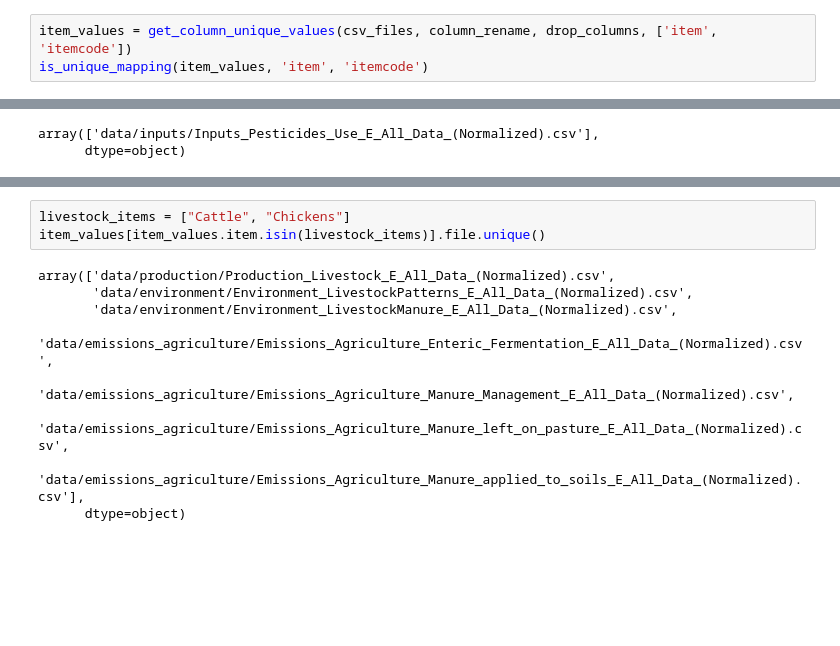
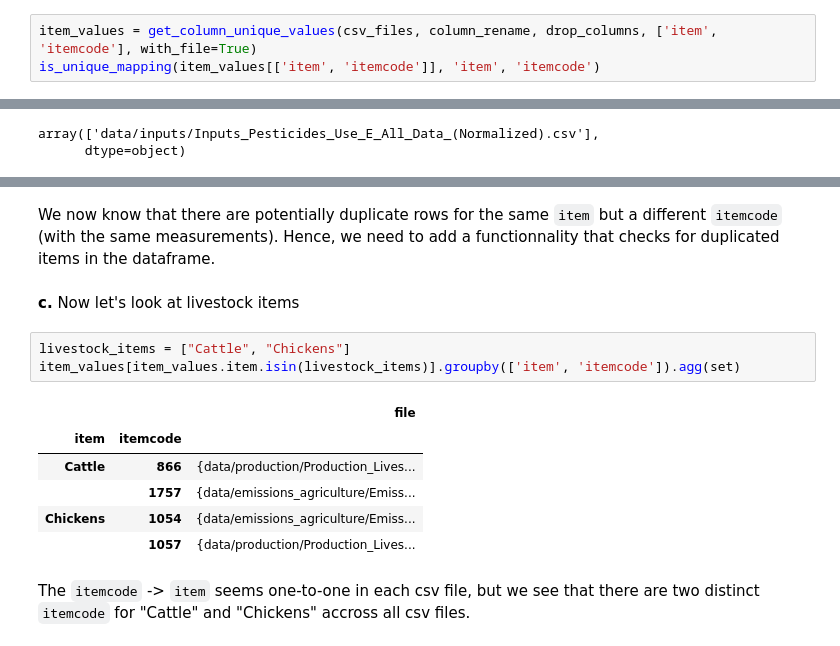
Before and after one commit to ChatPerche/ADA_Project, a Jupyter notebook: Milestone_2.ipynb, the cells around one changed output, grey strips where cells are left out. Saved outputs shown, nothing was run; the diff lists cells and outputs as text; blank space fills up the shorter version.

```diff
--- a/Milestone_2.ipynb
+++ b/Milestone_2.ipynb
@@ -212,8 +263,8 @@ As we can see, `itemcode` uniquely identify (`element`, `unit`) pairs, so we can
 According to FAOSTAT, the `item` and `itemcode` columns represent item on which measurements were done. For example an item can be `cattle` and the measurement can be "CH4 emissions in gigagrams".
 Similarly to what we did above, we expect `item` and `itemcode` to have a one-to-one relationship. Let's verify this using the same functions
 # %%
-item_values = get_column_unique_values(csv_files, column_rename, drop_columns, ['item', 'itemcode'])
-is_unique_mapping(item_values, 'item', 'itemcode')
+item_values = get_column_unique_values(csv_files, column_rename, drop_columns, ['item', 'itemcode'], with_file=True)
+is_unique_mapping(item_values[['item', 'itemcode']], 'item', 'itemcode')
 # %% [output]
 False
 # %% [markdown]
@@ -271,12 +338,16 @@ Duplicate item for Plant Growth Regulators
+# %% [markdown]
+We now know that there are potentially duplicate rows for the same `item` but a different `itemcode` (with the same measurements). Hence, we need to add a functionnality that checks for duplicated items in the dataframe.
+# %% [markdown]
+**c.** Now let's look at livestock items
 # %%
 livestock_items = ["Cattle", "Chickens"]
-item_values[item_values.item.isin(livestock_items)].file.unique()
+item_values[item_values.item.isin(livestock_items)].groupby(['item', 'itemcode']).agg(set)
 # %% [output]
-array(['data/production/Production_Livestock_E_All_Data_(Normalized).csv',
-       'data/environment/Environment_LivestockPatterns_E_All_Data_(Normalized).csv',
-       'data/environment/Environment_LivestockManure_E_All_Data_(Normalized).csv',
-       'data/emissions_agriculture/Emissions_Agriculture_Enteric_Fermentation_E_All_Data_(Normalized).csv',
-       'data/emissions_agriculture/Emissions_Agriculture_Manure_Management_E_All_Data_(Normalized).csv',
-       'data/emissions_agriculture/Emissions_Agriculture_Manure_left_on_pasture_E_All_Data_(Normalized).csv',
-       'data/emissions_agriculture/Emissions_Agriculture_Manure_applied_to_soils_E_All_Data_(Normalized).csv'],
-      dtype=object)
+|  |  | file |
+| item | itemcode |  |
+| Cattle | 866 | {data/production/Production_Lives... |
+|  | 1757 | {data/emissions_agriculture/Emiss... |
+| Chickens | 1054 | {data/emissions_agriculture/Emiss... |
+|  | 1057 | {data/production/Production_Lives... |
+# %% [markdown]
+The `itemcode` -> `item` seems one-to-one in each csv file, but we see that there are two distinct `itemcode` for "Cattle" and "Chickens" accross all csv files.
```
Also changed, not shown: parts of 42 cells of this notebook, 2 other files.
